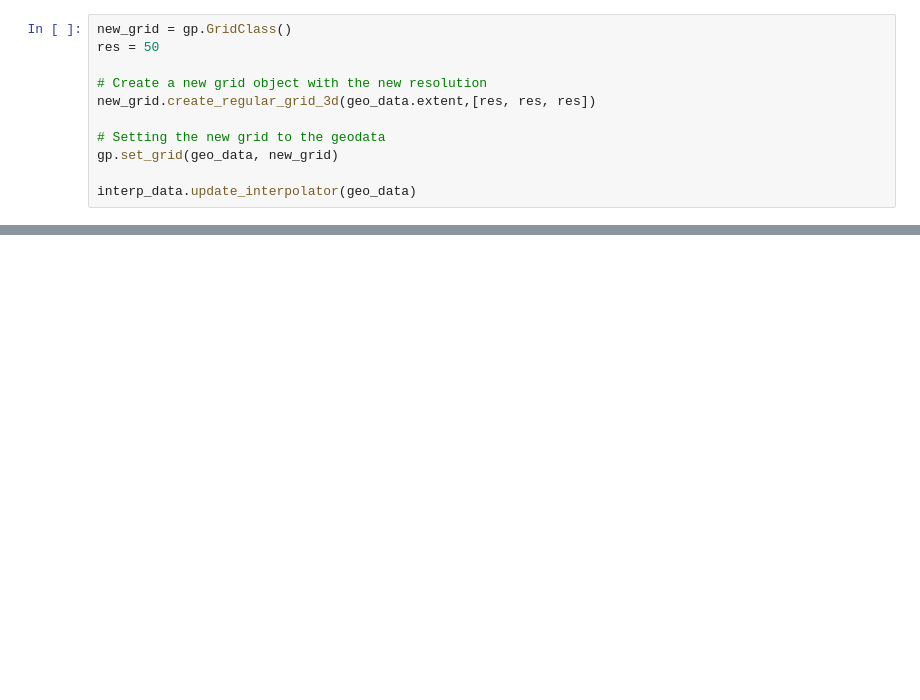
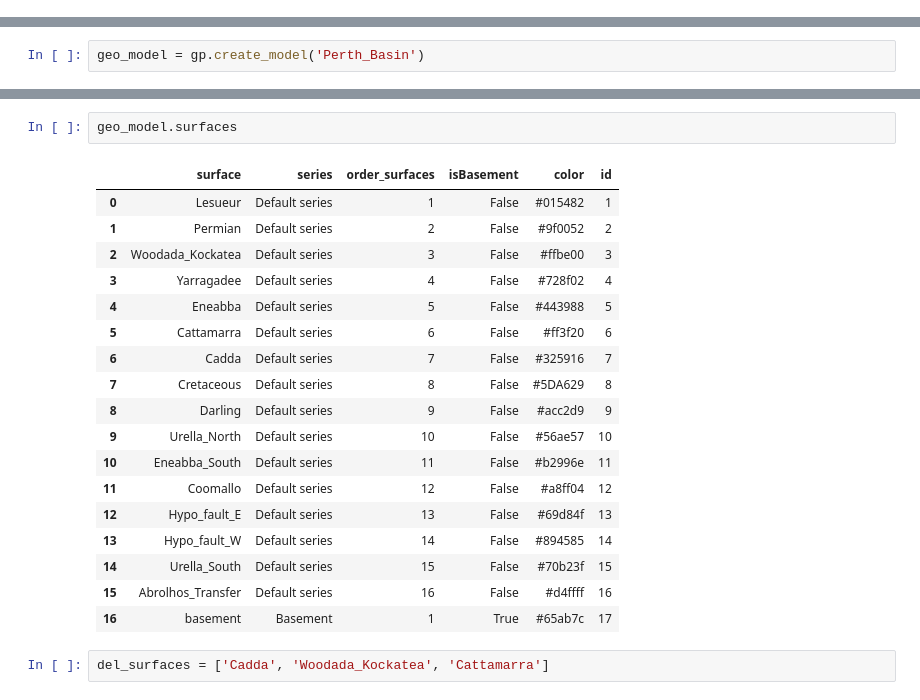
Before and after one commit to gempy-project/gempy, a Jupyter notebook: notebooks/examples/perth_basin.ipynb, the cells around one changed output, grey strips where cells are left out. Cells and saved outputs as stored; diff of their text form; blank space fills up the shorter version.

```diff
--- a/notebooks/examples/perth_basin.ipynb
+++ b/notebooks/examples/perth_basin.ipynb
@@ -139,11 +0,0 @@ Number of faults:  0
-# %%
-new_grid = gp.GridClass()
-res = 50
-
-# Create a new grid object with the new resolution
-new_grid.create_regular_grid_3d(geo_data.extent,[res, res, res])
-
-# Setting the new grid to the geodata
-gp.set_grid(geo_data, new_grid)
-
-interp_data.update_interpolator(geo_data)
@@ -352,0 +15,2 @@ np.save('perth_sim', sim)
+# %%
+geo_model = gp.create_model('Perth_Basin')
@@ -352,0 +25,23 @@ np.save('perth_sim', sim)
+# %%
+geo_model.surfaces
+# %% [output]
+|  | surface | series | order_surfaces | isBasement | color | id |
+| 0 | Lesueur | Default series | 1 | False | #015482 | 1 |
+| 1 | Permian | Default series | 2 | False | #9f0052 | 2 |
+| 2 | Woodada_Kockatea | Default series | 3 | False | #ffbe00 | 3 |
+| 3 | Yarragadee | Default series | 4 | False | #728f02 | 4 |
+| 4 | Eneabba | Default series | 5 | False | #443988 | 5 |
+| 5 | Cattamarra | Default series | 6 | False | #ff3f20 | 6 |
+| 6 | Cadda | Default series | 7 | False | #325916 | 7 |
+| 7 | Cretaceous | Default series | 8 | False | #5DA629 | 8 |
+| 8 | Darling | Default series | 9 | False | #acc2d9 | 9 |
+| 9 | Urella_North | Default series | 10 | False | #56ae57 | 10 |
+| 10 | Eneabba_South | Default series | 11 | False | #b2996e | 11 |
+| 11 | Coomallo | Default series | 12 | False | #a8ff04 | 12 |
+| 12 | Hypo_fault_E | Default series | 13 | False | #69d84f | 13 |
+| 13 | Hypo_fault_W | Default series | 14 | False | #894585 | 14 |
+| 14 | Urella_South | Default series | 15 | False | #70b23f | 15 |
+| 15 | Abrolhos_Transfer | Default series | 16 | False | #d4ffff | 16 |
+| 16 | basement | Basement | 1 | True | #65ab7c | 17 |
+# %%
+del_surfaces = ['Cadda', 'Woodada_Kockatea', 'Cattamarra']
```
Also changed, not shown: parts of 80 cells of this notebook, 4 other files.
